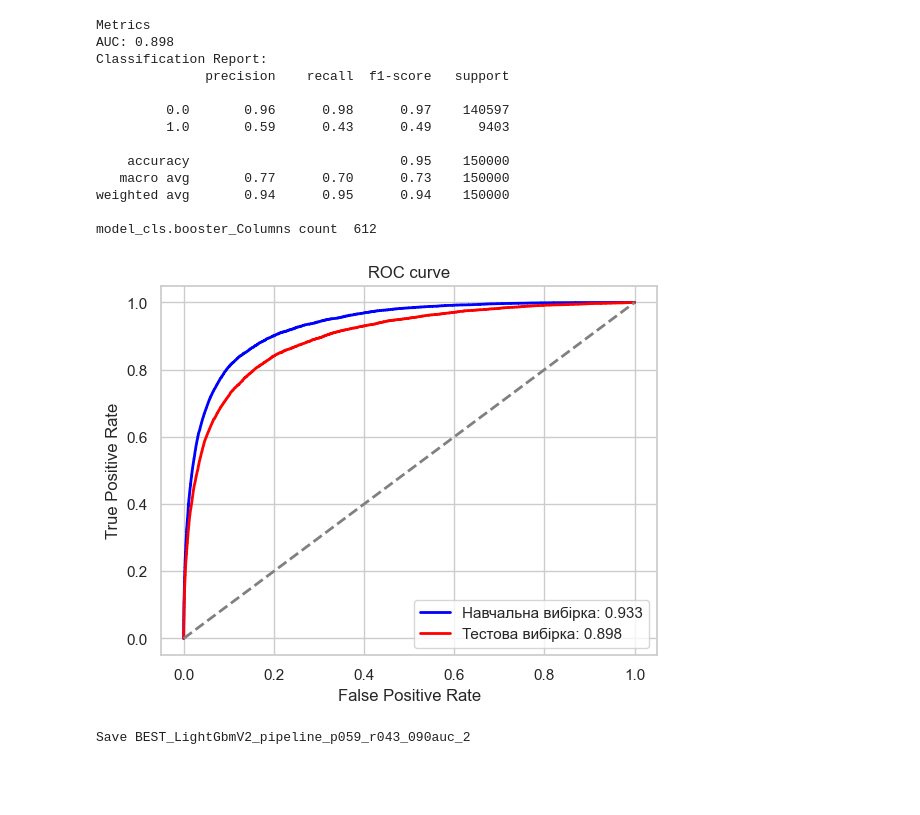
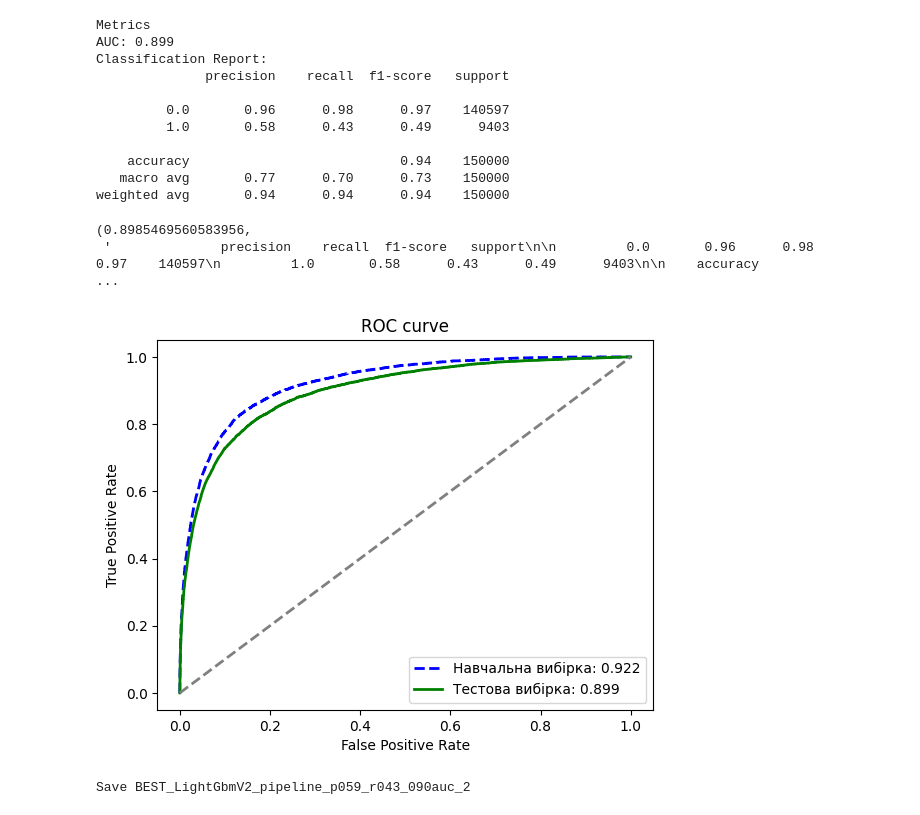
Before and after one commit to bezrukavyi/ML-churn-prediction, a Jupyter notebook: project_pipeline.ipynb, the cells around one changed output. Cells and saved outputs as stored; diff of their text form; code cells hidden in the pictures; blank space fills up the shorter version.

```diff
--- a/project_pipeline.ipynb
+++ b/project_pipeline.ipynb
@@ -176,0 +171,24 @@ model_cls.booster_Columns count  612
+# %%
+import sklearn.metrics
+
+threshold = 0.5
+
+train_X = sub_train_x[resampled_x.columns]
+train_y_true = sub_train_y
+
+train_y_pred_proba = model_cls.booster_.predict(train_X)
+train_y_pred = (train_y_pred_proba >= threshold).astype(int)
+
+print("ROC AUC:", roc_auc_score(train_y_true, train_y_pred_proba))
+print("F1 Score:", sklearn.metrics.f1_score(train_y_true, train_y_pred, pos_label=1))
+
+val_X = sub_val_x[resampled_x.columns]
+val_y_true = sub_val_y
+
+val_y_pred_proba = model_cls.booster_.predict(sub_val_x)
+val_y_pred = (val_y_pred_proba >= threshold).astype(int)
+
+print("VAL ROC AUC:", roc_auc_score(sub_val_y, val_y_pred_proba))
+print("VAL F1 Score:", sklearn.metrics.f1_score(sub_val_y, val_y_pred, pos_label=1))
+
+Metrics().call(sub_val_y, val_y_pred, val_y_pred_proba)
@@ -179,50 +216,54 @@ test_X = test_data[resampled_x.columns]
 test_y_true = test_data.target
 
 test_y_pred_proba = model_cls.booster_.predict(test_X)
-test_y_pred = (test_y_pred_proba >= 0.5).astype(int)
+test_y_pred = (test_y_pred_proba >= threshold).astype(int)
 
 Metrics().call(test_y_true, test_y_pred, test_y_pred_proba)
-
-print("model_cls.booster_Columns count ", len(resampled_x.columns))
 # %% [output]
 Metrics
-AUC: 0.898
+AUC: 0.899
 Classification Report:
               precision    recall  f1-score   support
 
          0.0       0.96      0.98      0.97    140597
-         1.0       0.59      0.43      0.49      9403
+         1.0       0.58      0.43      0.49      9403
 
-    accuracy                           0.95    150000
+    accuracy                           0.94    150000
    macro avg       0.77      0.70      0.73    150000
-weighted avg       0.94      0.95      0.94    150000
-
-model_cls.booster_Columns count  612
+weighted avg       0.94      0.94      0.94    150000
+(0.8985469560583956,
+ '              precision    recall  f1-score   support\n\n         0.0       0.96      0.98      0.97    140597\n         1.0       0.58      0.43      0.49      9403\n\n    accuracy                  ...
 # %%
 import matplotlib.pyplot as plt
 from sklearn.metrics import roc_curve, auc
 
 
-def plot_roc_curve(y_train, y_train_pred, y_test, y_test_pred):
-    fpr1, tpr1, _ = roc_curve(y_train, y_train_pred)
+def plot_roc_curve(y_train, y_val, y_test):
+    fpr1, tpr1, _ = roc_curve(*y_train)
     roc_auc1 = auc(fpr1, tpr1)
 
-    fpr2, tpr2, _ = roc_curve(y_test, y_test_pred)
+    fpr2, tpr2, _ = roc_curve(*y_val)
     roc_auc2 = auc(fpr2, tpr2)
 
+    fpr3, tpr3, _ = roc_curve(*y_test)
+    roc_auc3 = auc(fpr3, tpr3)
+
     plt.figure()
-    plt.plot(fpr1, tpr1, color="blue", lw=2, label=f"Навчальна вибірка: {roc_auc1:.3f}")
-    plt.plot(fpr2, tpr2, color="red", lw=2, label=f"Тестова вибірка: {roc_auc2:.3f}")
+    plt.plot(fpr1, tpr1, color="blue", lw=2, label=f"Навчальна вибірка: {roc_auc1:.3f}", linestyle="--")
+    # plt.plot(fpr2, tpr2, color="red", lw=2, label=f"Валідаційна вибірка: {roc_auc2:.3f}")
+    plt.plot(fpr3, tpr3, color="green", lw=2, label=f"Тестова вибірка: {roc_auc3:.3f}")
     plt.plot([0, 1], [0, 1], color="grey", lw=2, linestyle="--")
 
     plt.xlabel("False Positive Rate")
     plt.ylabel("True Positive Rate")
     plt.title("ROC curve")
     plt.legend(loc="lower right")
     plt.show()
 
 
-plot_roc_curve(train_y_true, train_y_pred_proba, test_y_true, test_y_pred_proba)
+plot_roc_curve(
+    (train_y_true, train_y_pred_proba), (val_y_true, val_y_pred_proba), (test_y_true, test_y_pred_proba)
+)
 # %% [output]
-[figure, old version]
+[figure, new version]
 # %%
```
Also changed, not shown: parts of 8 cells of this notebook, 6 other files.
